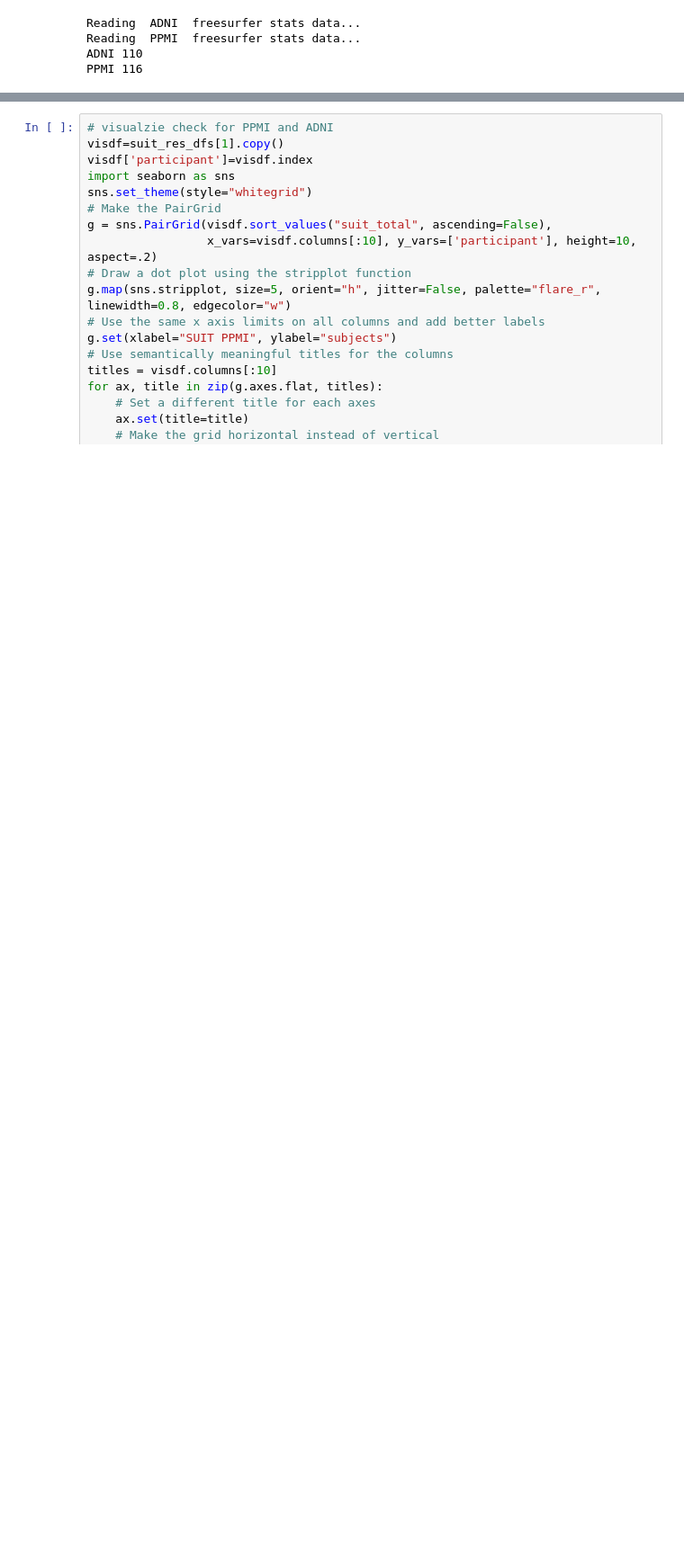
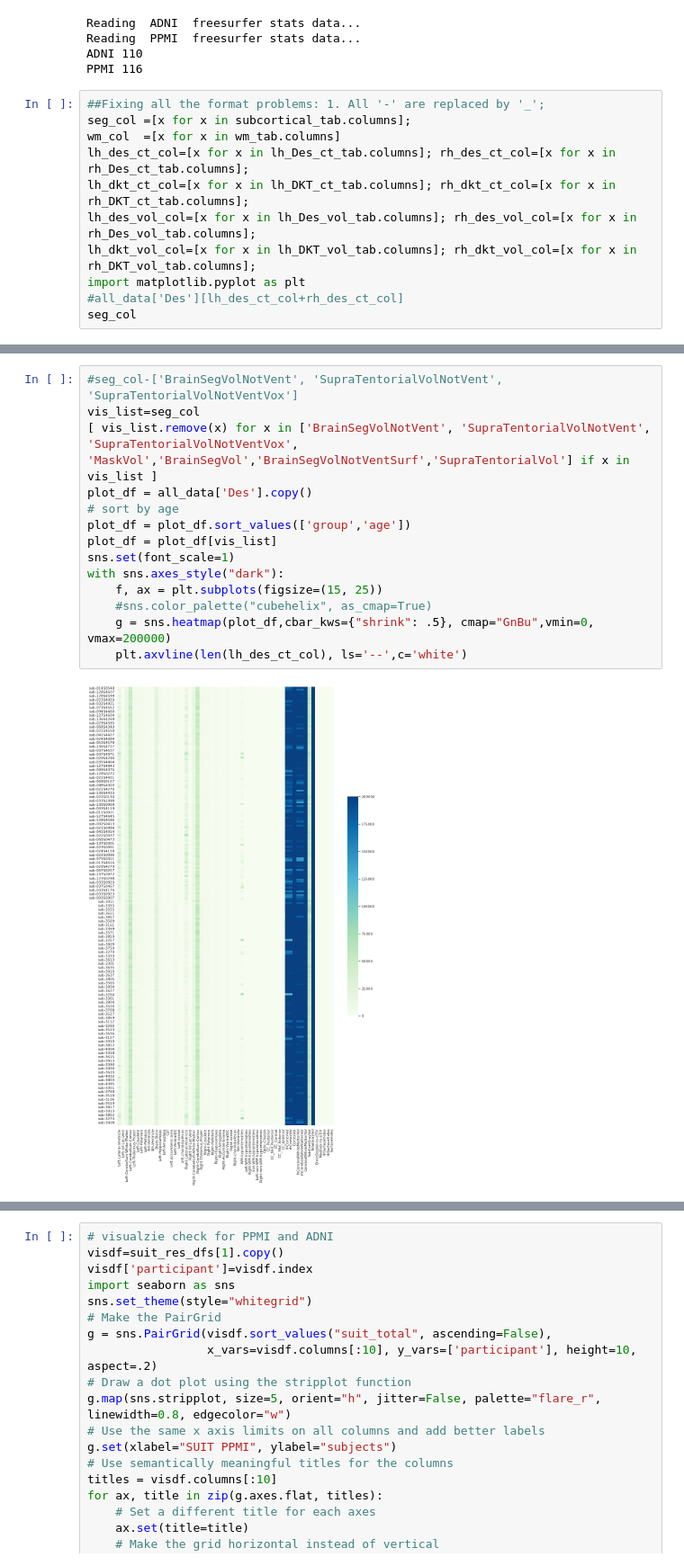
Before and after one commit to neurodatascience/ET_biomarker, a Jupyter notebook: preproc/prepro-roi_ADNI-PPMI.ipynb, the cells around one changed output, grey strips where cells are left out. Shown at 90% size. Drawn from its saved outputs; the diff is of its cells as text; blank space fills up the shorter version.

Commit message:
QA freefuerfer res and SUIT res with more figures

```diff
--- a/preproc/prepro-roi_ADNI-PPMI.ipynb
+++ b/preproc/prepro-roi_ADNI-PPMI.ipynb
@@ -91,3 +91,14 @@ Reading  ADNI  freesurfer stats data...
 Reading  PPMI  freesurfer stats data...
 ADNI 110
 PPMI 116
+# %%
+##Fixing all the format problems: 1. All '-' are replaced by '_';
+seg_col =[x for x in subcortical_tab.columns];
+wm_col  =[x for x in wm_tab.columns]
+lh_des_ct_col=[x for x in lh_Des_ct_tab.columns]; rh_des_ct_col=[x for x in rh_Des_ct_tab.columns];
+lh_dkt_ct_col=[x for x in lh_DKT_ct_tab.columns]; rh_dkt_ct_col=[x for x in rh_DKT_ct_tab.columns];
+lh_des_vol_col=[x for x in lh_Des_vol_tab.columns]; rh_des_vol_col=[x for x in rh_Des_vol_tab.columns];
+lh_dkt_vol_col=[x for x in lh_DKT_vol_tab.columns]; rh_dkt_vol_col=[x for x in rh_DKT_vol_tab.columns];
+import matplotlib.pyplot as plt
+#all_data['Des'][lh_des_ct_col+rh_des_ct_col]
+seg_col
@@ -93,0 +123,16 @@ PPMI 116
+# %%
+#seg_col-['BrainSegVolNotVent', 'SupraTentorialVolNotVent', 'SupraTentorialVolNotVentVox']
+vis_list=seg_col
+[ vis_list.remove(x) for x in ['BrainSegVolNotVent', 'SupraTentorialVolNotVent', 'SupraTentorialVolNotVentVox', 'MaskVol','BrainSegVol','BrainSegVolNotVentSurf','SupraTentorialVol'] if x in vis_list ]
+plot_df = all_data['Des'].copy()
+# sort by age
+plot_df = plot_df.sort_values(['group','age'])
+plot_df = plot_df[vis_list]
+sns.set(font_scale=1)
+with sns.axes_style("dark"):
+    f, ax = plt.subplots(figsize=(15, 25))
+    #sns.color_palette("cubehelix", as_cmap=True)
+    g = sns.heatmap(plot_df,cbar_kws={"shrink": .5}, cmap="GnBu",vmin=0, vmax=200000)
+    plt.axvline(len(lh_des_ct_col), ls='--',c='white')
+# %% [output]
+[figure, added]
```
Also changed, not shown: parts of 13 cells of this notebook, 1 other file.
